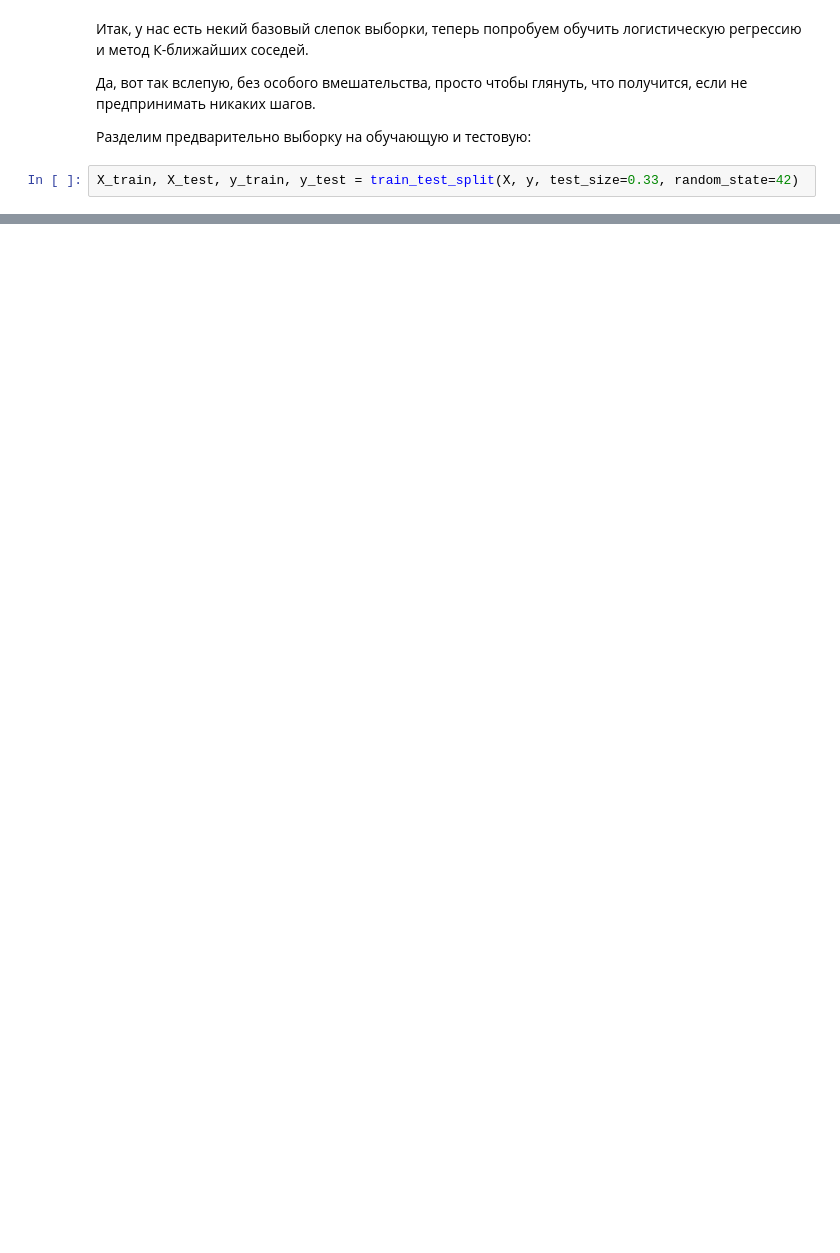
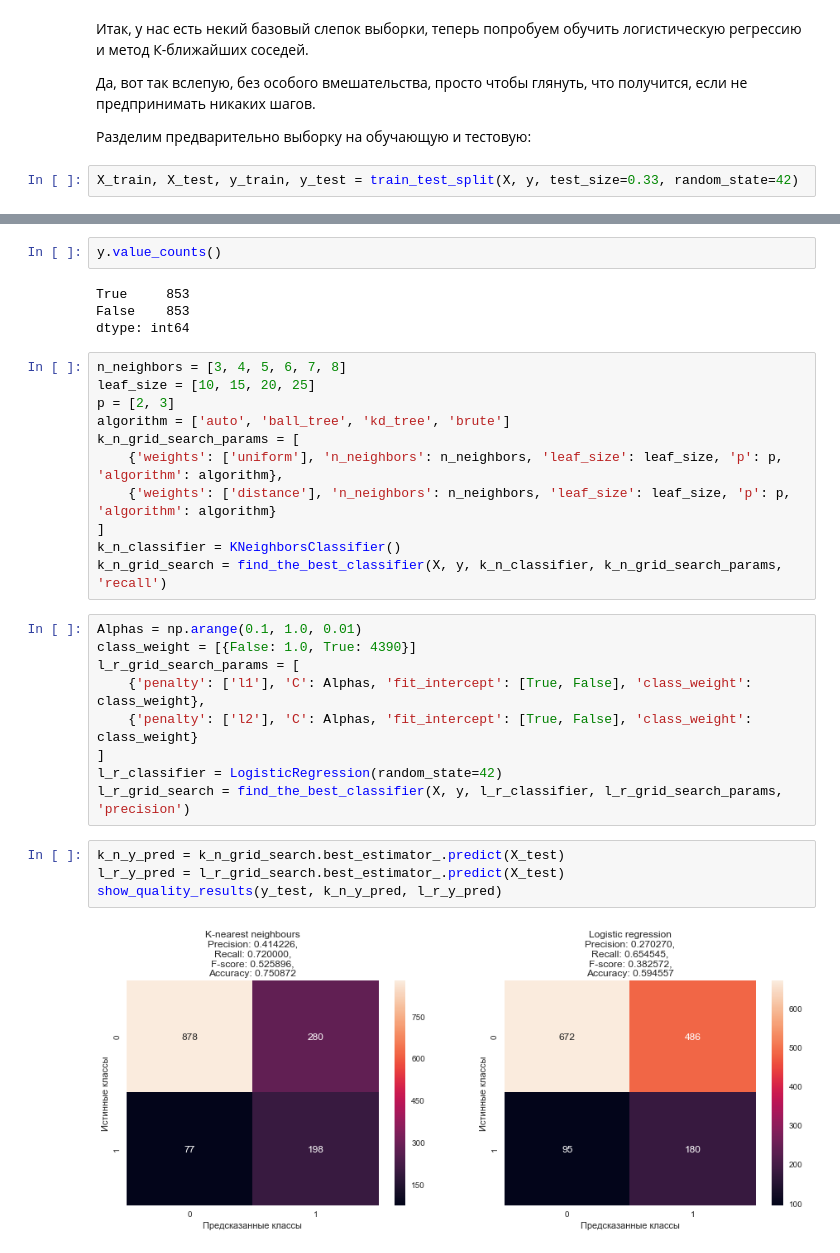
Before and after one commit to IooHooI/CLASSIFICATION_1, a Jupyter notebook: notebooks/SOLUTION.ipynb, the cells around one changed output, grey strips where cells are left out. Drawn from its saved outputs; the diff is of its cells as text; blank space fills up the shorter version.

```diff
--- a/notebooks/SOLUTION.ipynb
+++ b/notebooks/SOLUTION.ipynb
@@ -308,0 +485,32 @@ y_test.value_counts()
+# %%
+y.value_counts()
+# %% [output]
+True     853
+False    853
+dtype: int64
+# %%
+n_neighbors = [3, 4, 5, 6, 7, 8]
+leaf_size = [10, 15, 20, 25]
+p = [2, 3]
+algorithm = ['auto', 'ball_tree', 'kd_tree', 'brute']
+k_n_grid_search_params = [
+    {'weights': ['uniform'], 'n_neighbors': n_neighbors, 'leaf_size': leaf_size, 'p': p, 'algorithm': algorithm},
+    {'weights': ['distance'], 'n_neighbors': n_neighbors, 'leaf_size': leaf_size, 'p': p, 'algorithm': algorithm}
+]
+k_n_classifier = KNeighborsClassifier()
+k_n_grid_search = find_the_best_classifier(X, y, k_n_classifier, k_n_grid_search_params, 'recall')
+# %%
+Alphas = np.arange(0.1, 1.0, 0.01)
+class_weight = [{False: 1.0, True: 4390}]
+l_r_grid_search_params = [
+    {'penalty': ['l1'], 'C': Alphas, 'fit_intercept': [True, False], 'class_weight': class_weight},
+    {'penalty': ['l2'], 'C': Alphas, 'fit_intercept': [True, False], 'class_weight': class_weight}
+]
+l_r_classifier = LogisticRegression(random_state=42)
+l_r_grid_search = find_the_best_classifier(X, y, l_r_classifier, l_r_grid_search_params, 'precision')
+# %%
+k_n_y_pred = k_n_grid_search.best_estimator_.predict(X_test)
+l_r_y_pred = l_r_grid_search.best_estimator_.predict(X_test)
+show_quality_results(y_test, k_n_y_pred, l_r_y_pred)
+# %% [output]
+[figure, added]
```
Also changed, not shown: parts of 41 cells of this notebook.
